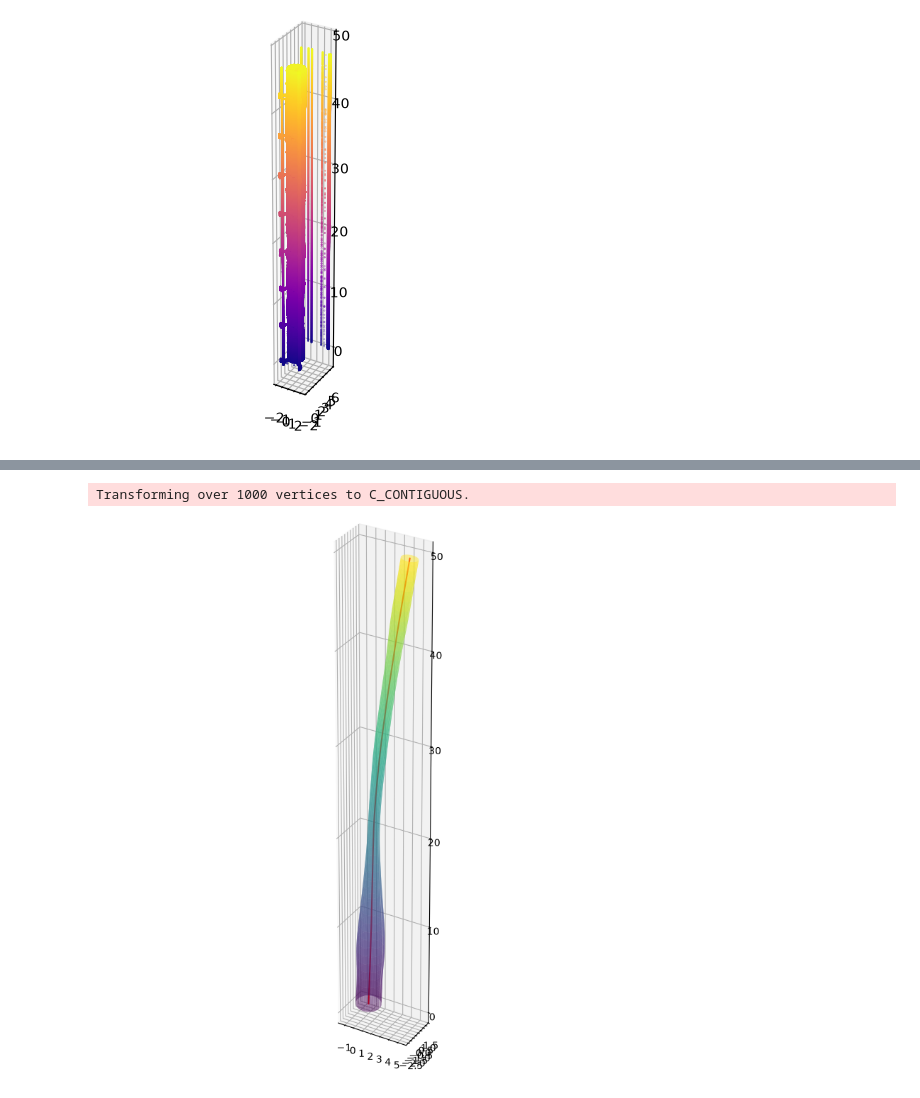
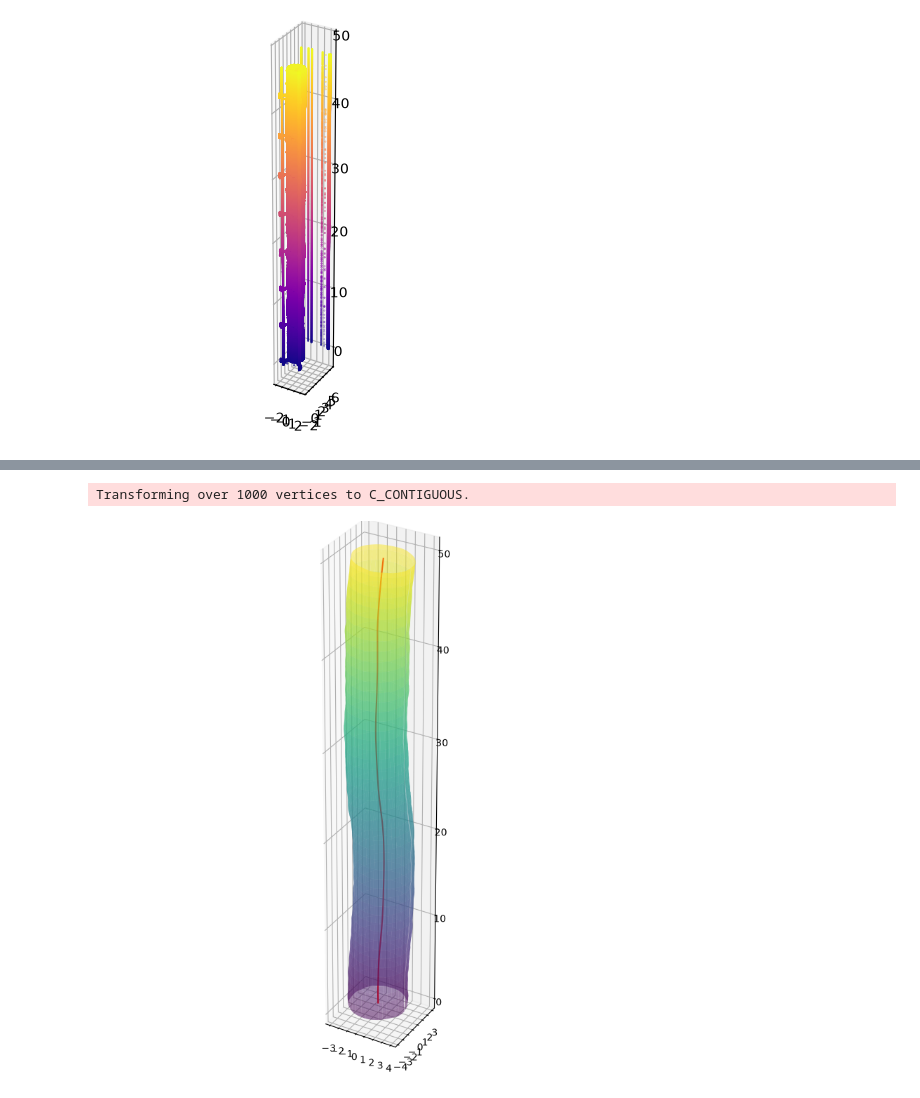
Before and after one commit to imveikka/bcpe, a Jupyter notebook: project/project.ipynb, the cells around one changed output, grey strips where cells are left out. Cells and saved outputs as stored; diff of their text form; code cells hidden in the pictures.

Commit message:
ex4 uploaded; included fdm based gmrf sampling to project

```diff
--- a/project/project.ipynb
+++ b/project/project.ipynb
@@ -185,24 +65,28 @@ def sample_log(z_grid, t_grid, c_prime_params, r_params):
 # %%
 z_max = 50
-dz = 0.1
-dt = 0.1
+nz = 512
+ns = 127
+R_0 = 3
 
-c, r, ez = sample_log(
-    np.arange(0, z_max, dz),
-    np.arange(0, 2*np.pi, dt),
-    (1.5, 0.1, 0.05),
-    (2.0, 0.2, 0.2)
-)
+z, C_pith, G_pith = project.pith_grid(z_max, nz)
+zz, ss, C_radius, G_radius = project.radius_grid(z_max, nz, ns, R_0)
+
+sampler_pith = project.MaternSPDESampler(C_pith, G_pith, 1,
+                                 1.5, 5.0, 0.1)
+sampler_radius = project.MaternSPDESampler(C_radius, G_radius, 2,
+                                   3, 0.3, 0.01)
+
+c, r, ez = project.sample_log(zz, ss, sampler_pith, sampler_radius, R_0)
 
 pp = np.expand_dims(c, 1) + np.expand_dims(r, -1) * ez
 xx = pp[..., 0]
 yy = pp[..., 1]
 zz = pp[..., 2]
 
 _, ax = plt.subplots(figsize=(10, 10), subplot_kw={"projection": "3d"})
 ax.plot(*c.T, 'r')
 ax.plot_surface(xx, yy, zz, cmap="viridis", alpha=0.5)
 ax.set_aspect("equal")
 # %% [output]
 Transforming over 1000 vertices to C_CONTIGUOUS.
-[figure, old version]
+[figure, new version]
```
Also changed, not shown: parts of 18 cells of this notebook, 10 other files.
